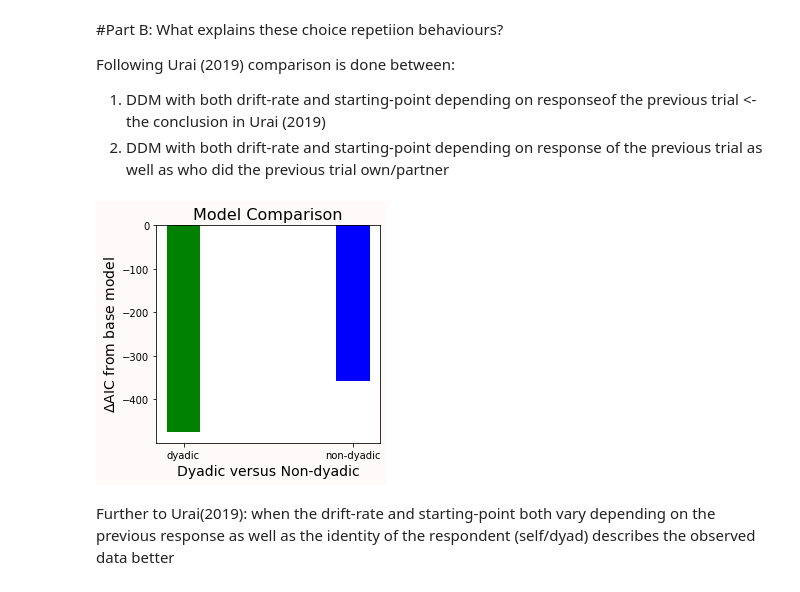
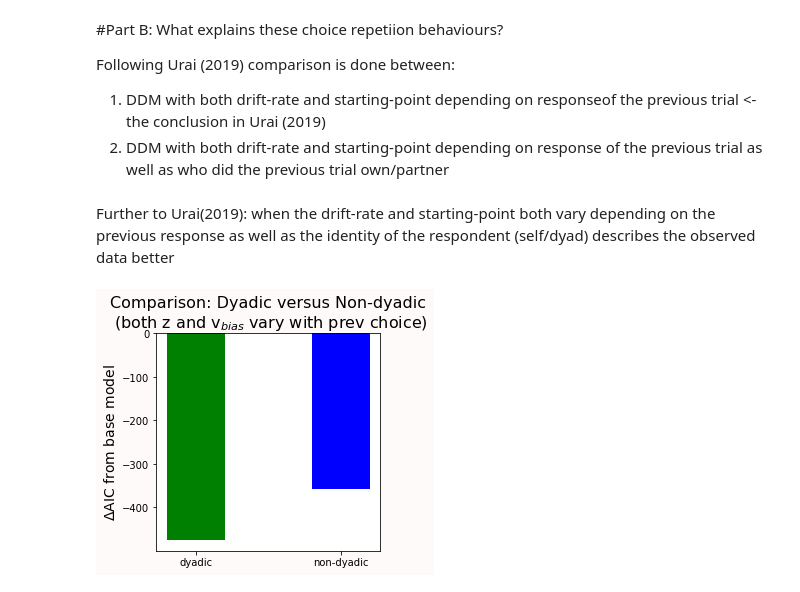
Before and after one commit to 104H/dyadicdecisionmaking, a Jupyter notebook: dataanalysis/analysis.ipynb, the cells around one changed output. Cells and saved outputs as stored; diff of their text form; code cells hidden in the pictures.

```diff
--- a/dataanalysis/analysis.ipynb
+++ b/dataanalysis/analysis.ipynb
@@ -931,15 +934,35 @@ for m in models.keys():
-# %%
-fig,ax = plt.subplots(figsize=(4,4),facecolor='snow')
-plots = ['dyadic','non-dyadic']
-ax.bar(x=plots,
-       height=[aic_values[plots[0]] - aic_values['base'] ,aic_values[plots[1]] - aic_values['base']],
-       width=0.2,
-       color=['g','b'] )
-ax.set_xlabel('Dyadic versus Non-dyadic',fontsize=14)
-ax.set_ylabel(r'$\Delta$' + 'AIC from base model',fontsize=14)
-ax.set_title("Model Comparison",fontsize=16)
-plt.show()
-# %% [output]
-[figure, removed]
 # %% [markdown]
 Further to Urai(2019): when the drift-rate and starting-point both vary depending on the previous response as well as the identity of the respondent (self/dyad) describes the observed data better
+# %%
+outputsrc = "drive/MyDrive/DDM_SP_2021-22/data/output"
+model_comparison = "model_comparison.csv"
+base_model= "stimcoding_nohist"
+tmpdf = pd.read_csv(os.path.join(outputsrc,base_model,model_comparison))
+base_aic = tmpdf['aic'].item()
+del tmpdf
+# %%
+models= {
+    'non-dyadic': "stimcoding_dc_z_resp_l1",
+    'dyadic': "stimcoding_dc_z_resp_dyadic_l1",
+    'dyadic_dc': "stimcoding_dc_resp_dyadic_l1",
+    'dyadic_z': "stimcoding_z_resp_dyadic_l1"
+}
+
+aic_values = {}
+for m in models.keys():
+  fpath = os.path.join(outputsrc,models[m],model_comparison)
+  tmpdf = pd.read_csv(fpath)
+  aic_values[m] = tmpdf['aic'].item()
+# %%
+plots = ['dyadic','non-dyadic']
+fig,ax = plt.subplots(figsize=(4,4),facecolor='snow')
+ax.bar(x=plots,
+       height=[aic_values[plots[0]] - base_aic ,aic_values[plots[1]] - base_aic],
+       width=0.4,
+       color=['g','b'] )
+#ax.set_xlabel('Dyadic versus Non-dyadic',fontsize=14)
+ax.set_ylabel(r'$\Delta$' + 'AIC from base model',fontsize=14)
+ax.set_title("Comparison: Dyadic versus Non-dyadic\n (both z and v" + r'$_{bias}$ vary with prev choice)',fontsize=16)
+plt.show()
+# %% [output]
+[figure, added]
```
Also changed, not shown: parts of 15 cells of this notebook.
